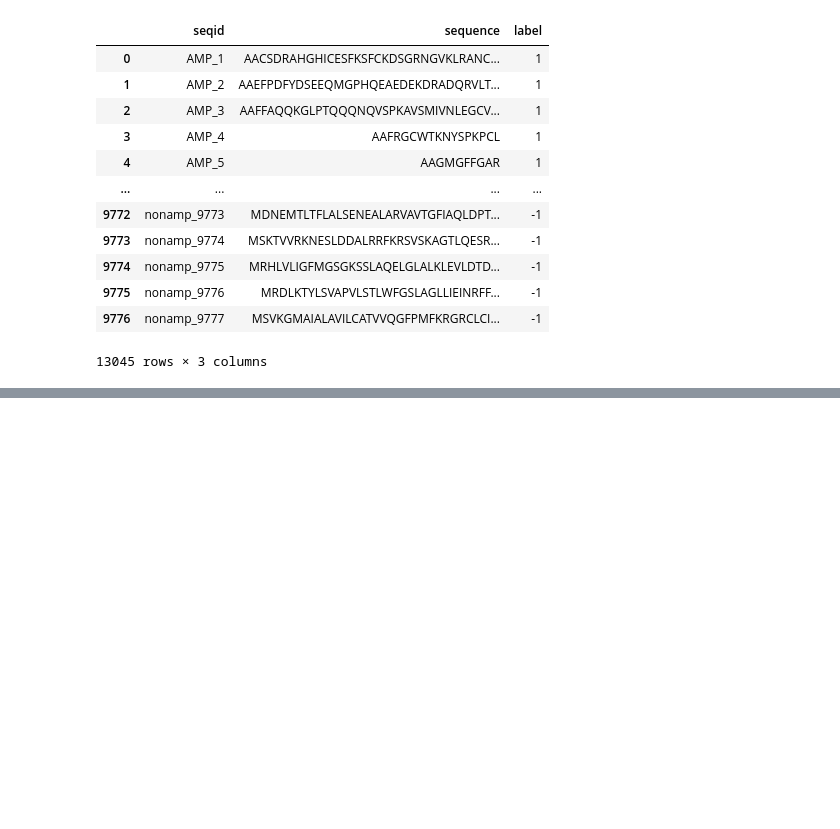
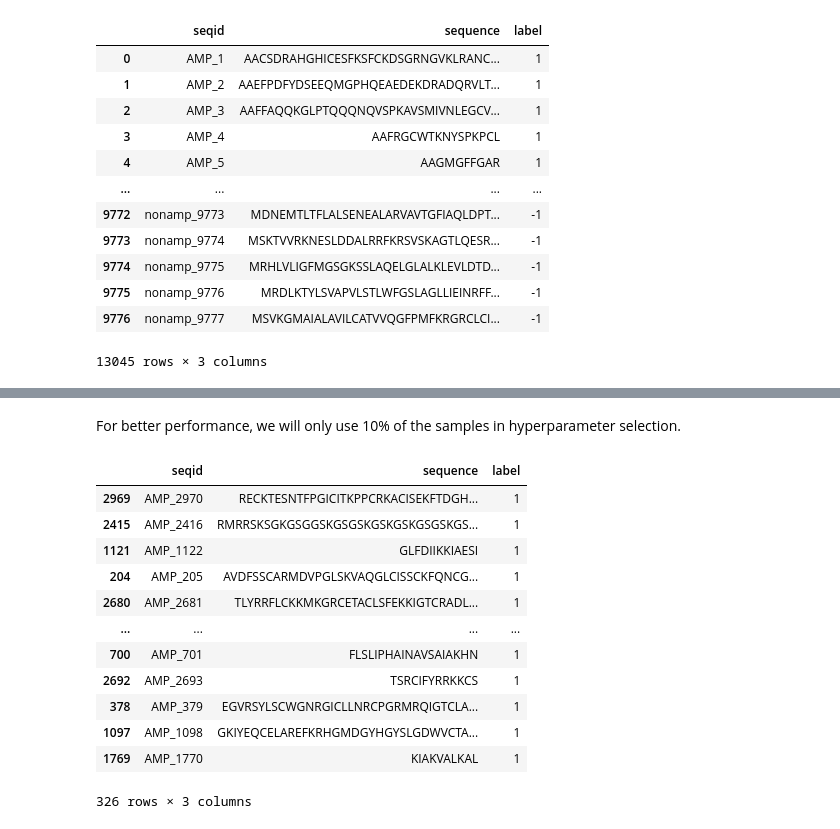
Before and after one commit to denilsonfbar/strkernels, a Jupyter notebook: docs/example_protein_classification.ipynb, the cells around one changed output, grey strips where cells are left out. Saved outputs shown, nothing was run; the diff lists cells and outputs as text; code cells hidden in the pictures; blank space fills up the shorter version.

```diff
--- a/docs/example_protein_classification.ipynb
+++ b/docs/example_protein_classification.ipynb
@@ -128,0 +101,21 @@ data_df
+# %% [markdown]
+For better performance, we will only use 10% of the samples in hyperparameter selection.
+# %%
+random_seed = 1708  # for reproducing
+
+sampled_amp_df = amp_df.sample(n=len(amp_df) // 10, random_state=random_seed)
+sampled_amp_df
+# %% [output]
+|  | seqid | sequence | label |
+| 2969 | AMP_2970 | RECKTESNTFPGICITKPPCRKACISEKFTDGH... | 1 |
+| 2415 | AMP_2416 | RMRRSKSGKGSGGSKGSGSKGSKGSKGSGSKGS... | 1 |
+| 1121 | AMP_1122 | GLFDIIKKIAESI | 1 |
+| 204 | AMP_205 | AVDFSSCARMDVPGLSKVAQGLCISSCKFQNCG... | 1 |
+| 2680 | AMP_2681 | TLYRRFLCKKMKGRCETACLSFEKKIGTCRADL... | 1 |
+| ... | ... | ... | ... |
+| 700 | AMP_701 | FLSLIPHAINAVSAIAKHN | 1 |
+| 2692 | AMP_2693 | TSRCIFYRRKKCS | 1 |
+| 378 | AMP_379 | EGVRSYLSCWGNRGICLLNRCPGRMRQIGTCLA... | 1 |
+| 1097 | AMP_1098 | GKIYEQCELAREFKRHGMDGYHGYSLGDWVCTA... | 1 |
+| 1769 | AMP_1770 | KIAKVALKAL | 1 |
+326 rows × 3 columns
```
Also changed, not shown: parts of 19 cells of this notebook, 9 other files.
